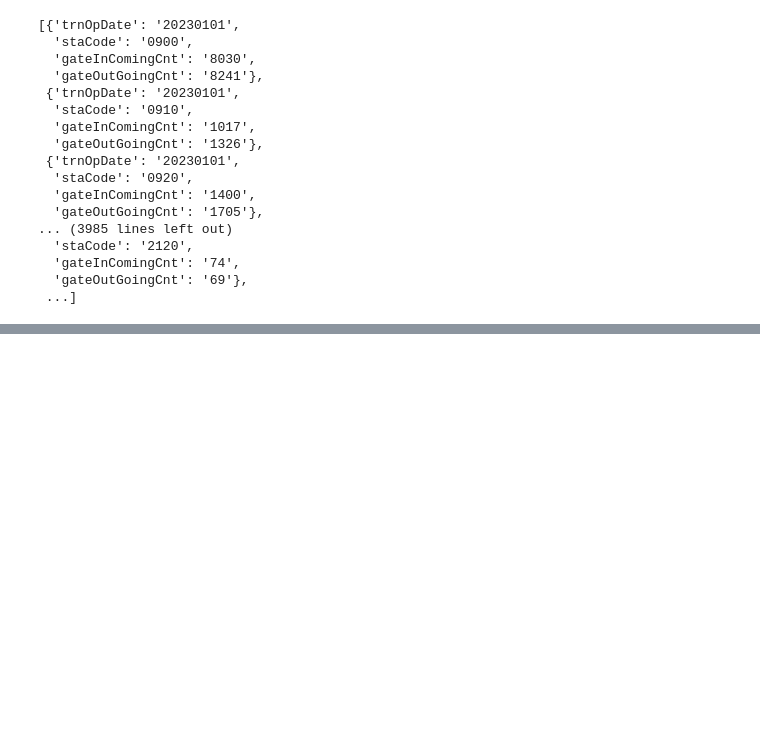
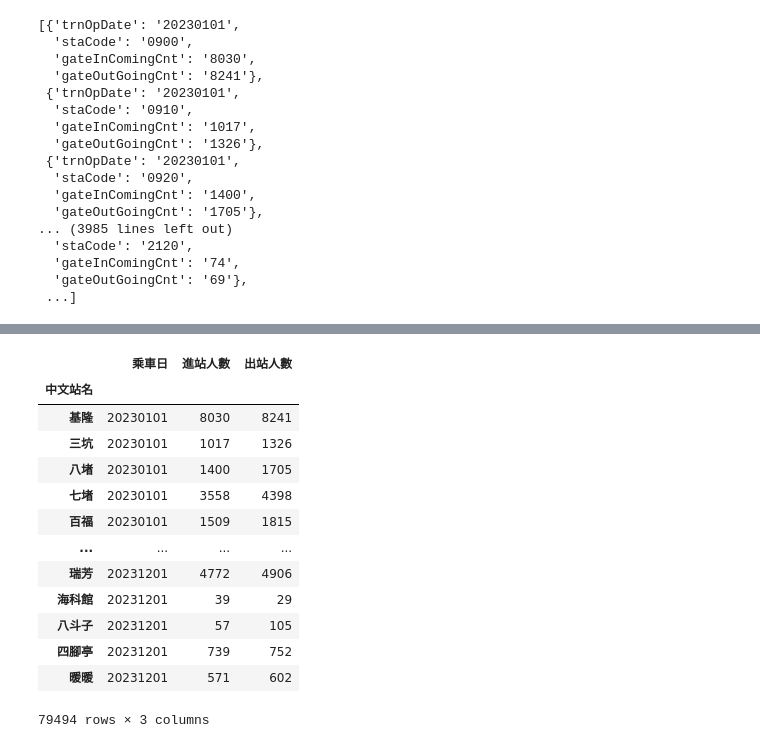
Before and after one commit to babynn520/Python2023new, a Jupyter notebook: lesson17_3.ipynb, the cells around one changed output, grey strips where cells are left out. Cells and saved outputs as stored; diff of their text form; code cells hidden in the pictures; blank space fills up the shorter version.

```diff
--- a/lesson17_3.ipynb
+++ b/lesson17_3.ipynb
@@ -49,0 +114,18 @@ NameError: name 'sites' is not defined
+# %%
+sites_df2 = sites_df1.set_index('中文站名')
+sites_df2
+# %% [output]
+|  | 乘車日 | 進站人數 | 出站人數 |
+| 中文站名 |  |  |  |
+| 基隆 | 20230101 | 8030 | 8241 |
+| 三坑 | 20230101 | 1017 | 1326 |
+| 八堵 | 20230101 | 1400 | 1705 |
+| 七堵 | 20230101 | 3558 | 4398 |
+| 百福 | 20230101 | 1509 | 1815 |
+| ... | ... | ... | ... |
+| 瑞芳 | 20231201 | 4772 | 4906 |
+| 海科館 | 20231201 | 39 | 29 |
+| 八斗子 | 20231201 | 57 | 105 |
+| 四腳亭 | 20231201 | 739 | 752 |
+| 暖暖 | 20231201 | 571 | 602 |
+79494 rows × 3 columns
```
Also changed, not shown: parts of 10 cells of this notebook.
